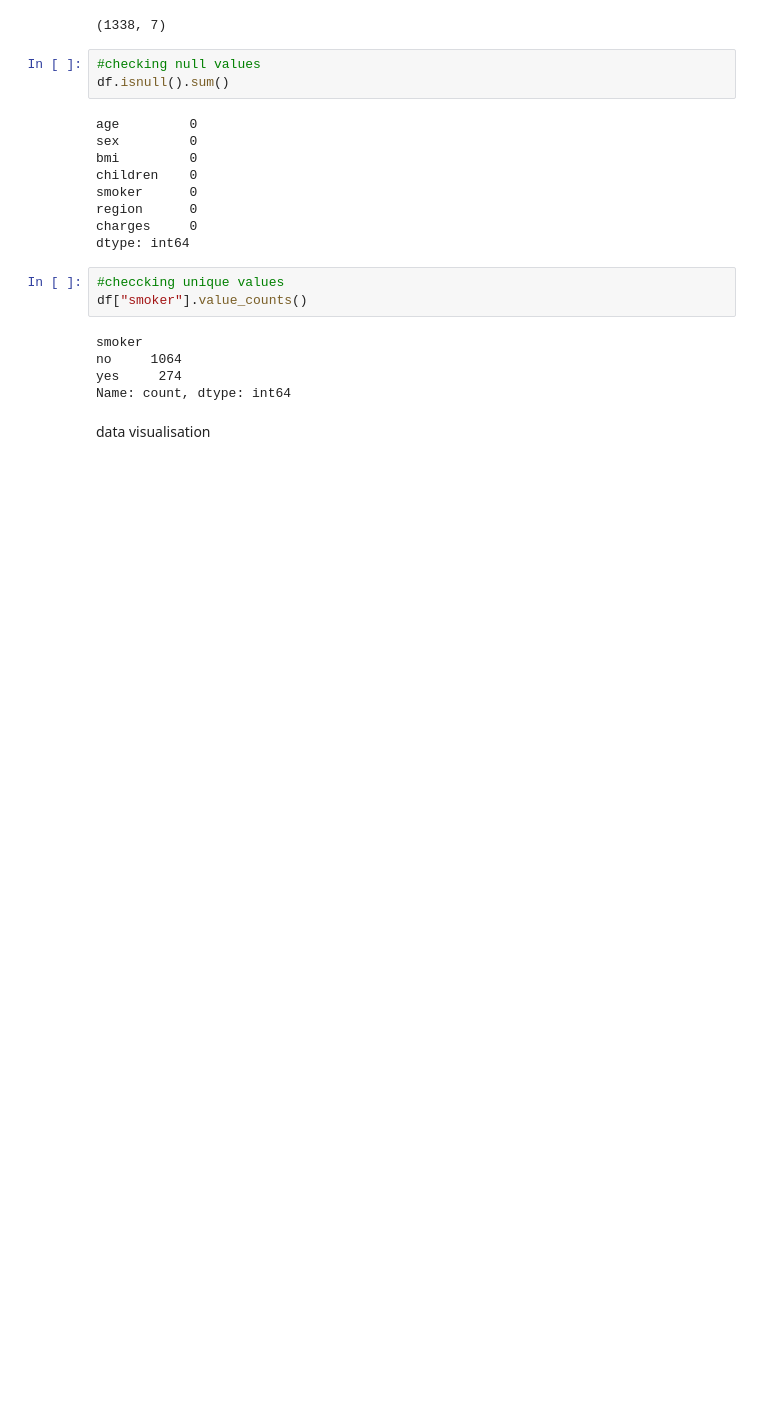
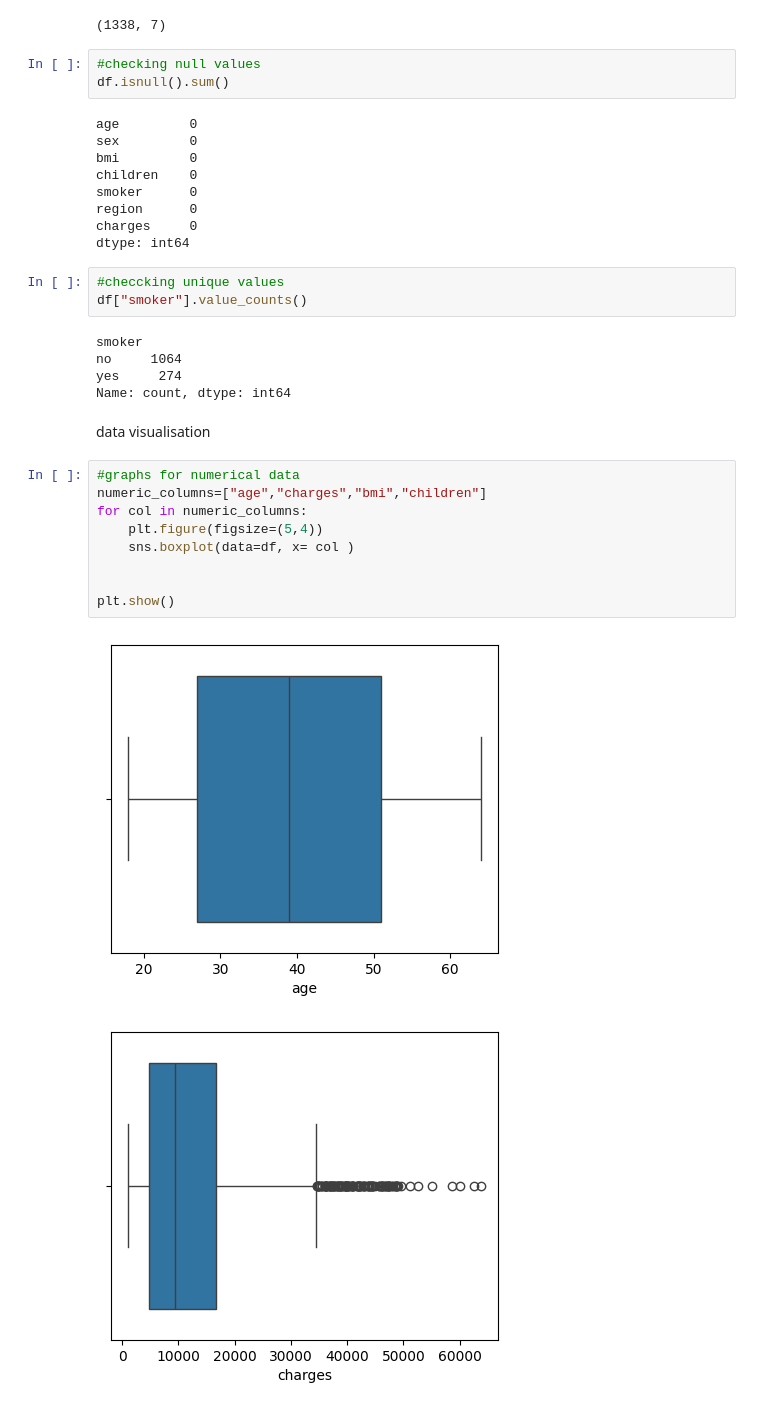
Before and after one commit to tanveer10430/Insurance-Charges-Prediction-using-EDA-and-ML, a Jupyter notebook: insurance.ipynb, the cells around one changed output. Drawn from its saved outputs; the diff is of its cells as text; blank space fills up the shorter version.

```diff
--- a/insurance.ipynb
+++ b/insurance.ipynb
@@ -67,3 +71,15 @@ yes     274
 Name: count, dtype: int64
 # %% [markdown]
 data visualisation
+# %%
+#graphs for numerical data
+numeric_columns=["age","charges","bmi","children"]
+for col in numeric_columns:
+    plt.figure(figsize=(5,4))
+    sns.boxplot(data=df, x= col )
+
+
+plt.show()
+# %% [output]
+[figure, added]
+[figure, added]
```
Also changed, not shown: parts of 26 cells of this notebook, 1 other file.
